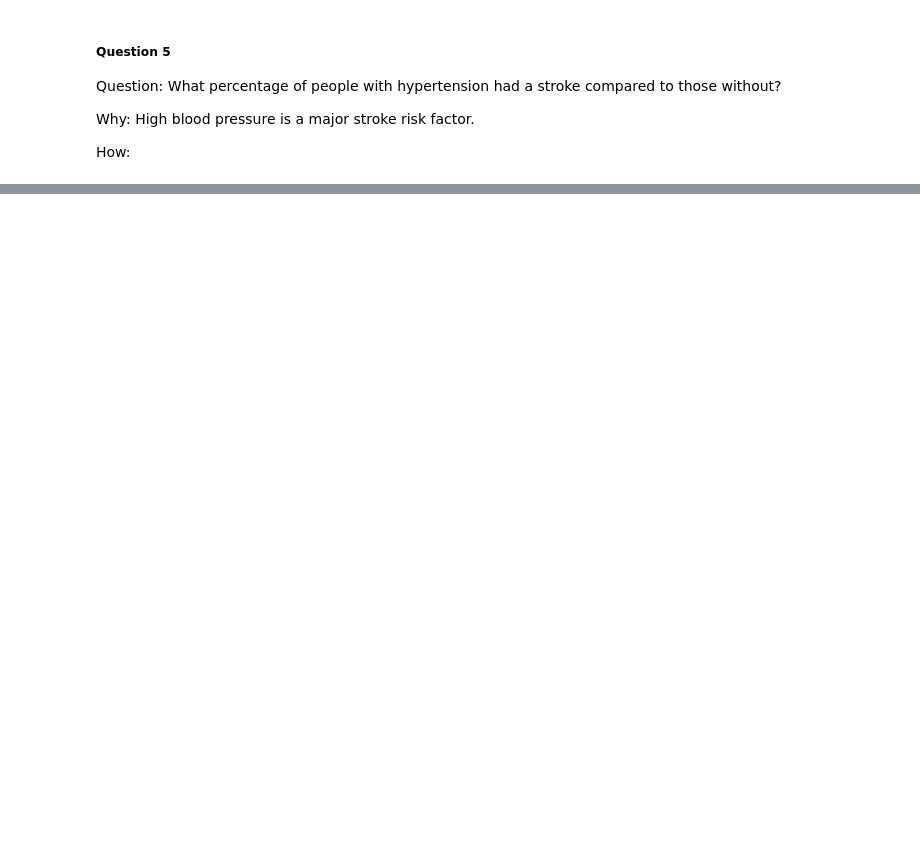
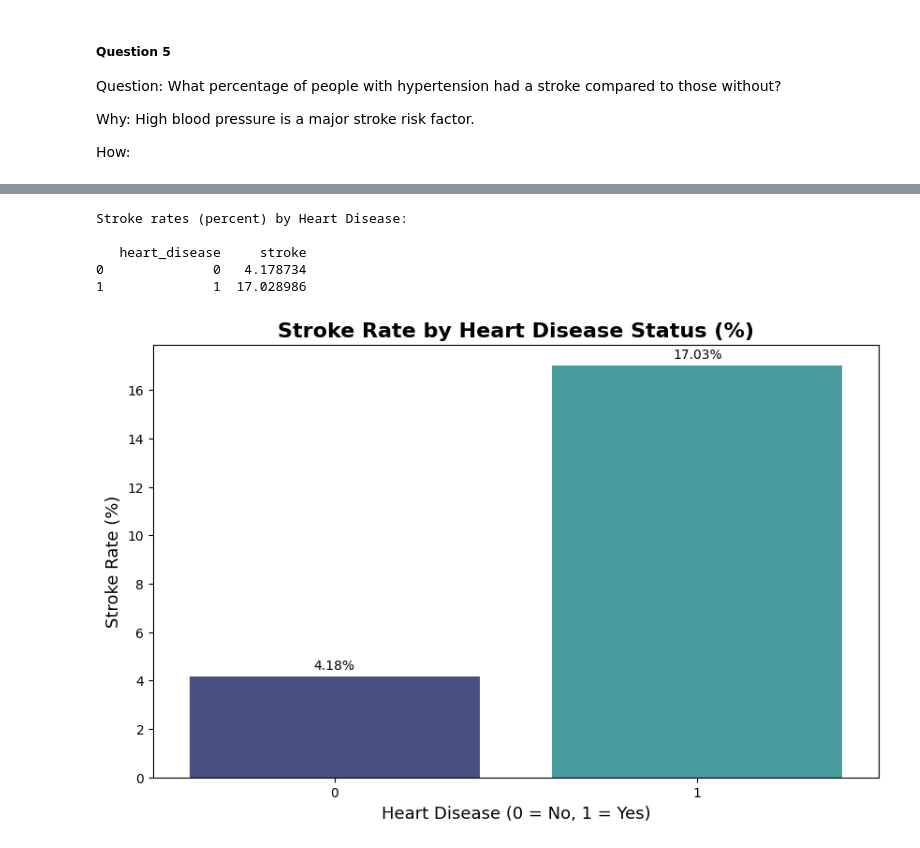
Before and after one commit to OmarAymanZaid/DEPI3_OurProject, a Jupyter notebook: Notebooks/2_data_analysis.ipynb, the cells around one changed output, grey strips where cells are left out. Drawn from its saved outputs; the diff is of its cells as text; code cells hidden in the pictures; blank space fills up the shorter version.

```diff
--- a/Notebooks/2_data_analysis.ipynb
+++ b/Notebooks/2_data_analysis.ipynb
@@ -372,0 +489,34 @@ Name: stroke, dtype: float64
+# %%
+# ---- Group data by heart_disease ----
+heart_stroke = (
+    stroke_data
+    .groupby('heart_disease', observed=True)['stroke']
+    .mean()
+    .reset_index()
+)
+
+# Convert to percentage
+heart_stroke['stroke'] *= 100
+
+# ---- Print the grouped results ----
+print("Stroke rates (percent) by Heart Disease:\n")
+print(heart_stroke)
+
+# ---- Visualization ----
+plt.figure(figsize=(10, 6))
+sns.barplot(data=heart_stroke, x='heart_disease', y='stroke', hue='heart_disease', palette='mako', legend=False)
+plt.title('Stroke Rate by Heart Disease Status (%)', fontsize=16, weight='bold')
+plt.ylabel('Stroke Rate (%)', fontsize=13)
+plt.xlabel('Heart Disease (0 = No, 1 = Yes)', fontsize=13)
+
+for i, row in heart_stroke.iterrows():
+    plt.text(i, row['stroke'] + 0.3, f"{row['stroke']:.2f}%", ha='center')
+
+plt.show()
+# %% [output]
+Stroke rates (percent) by Heart Disease:
+
+   heart_disease     stroke
+0              0   4.178734
+1              1  17.028986
+[figure, added]
```
Also changed, not shown: parts of 11 cells of this notebook.
